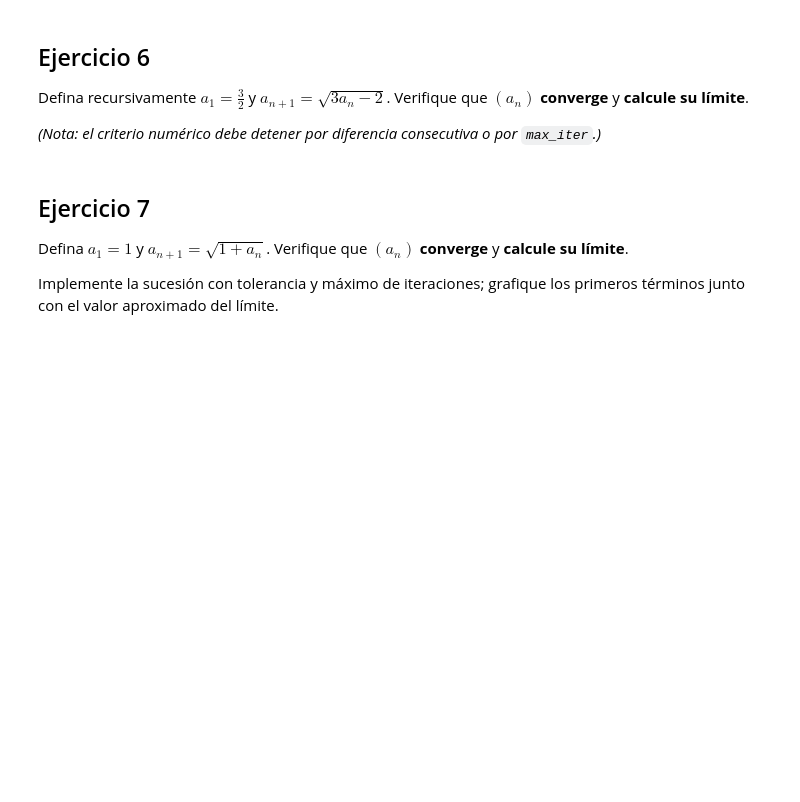
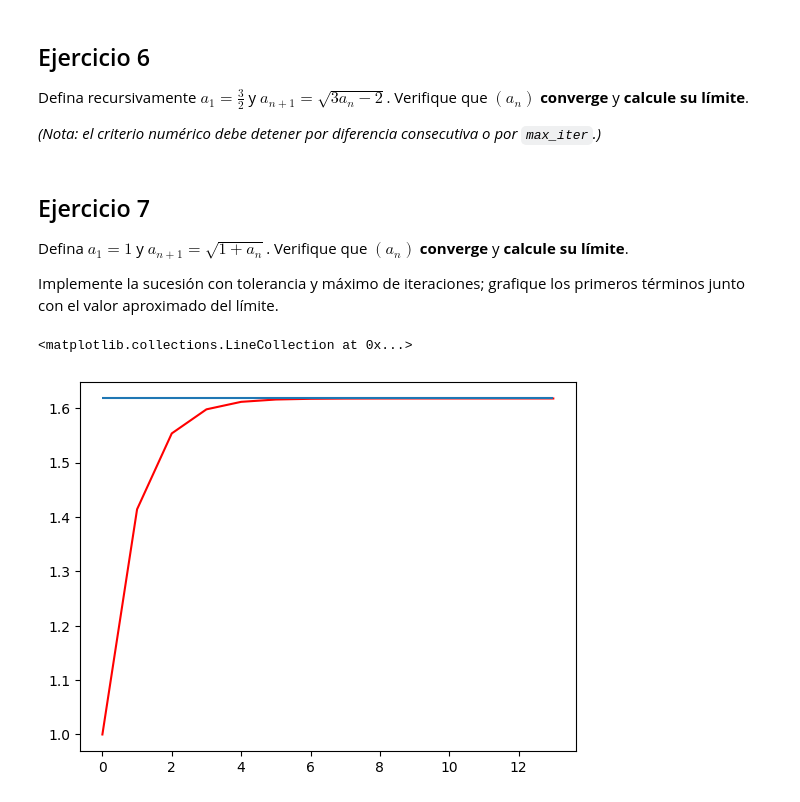
Before and after one commit to Analisis-y-Diseno-de-Algoritmos/Curso, a Jupyter notebook: Semana7_Iterativo-Recursivo/Clase13_Iter-Recur.ipynb, the cells around one changed output. Drawn from its saved outputs; the diff is of its cells as text; code cells hidden in the pictures; blank space fills up the shorter version.

```diff
--- a/Semana7_Iterativo-Recursivo/Clase13_Iter-Recur.ipynb
+++ b/Semana7_Iterativo-Recursivo/Clase13_Iter-Recur.ipynb
@@ -167,3 +197,22 @@ Defina recursivamente $a_1=\tfrac{3}{2}$ y $a_{n+1}=\sqrt{3a_n-2}$. Verifique qu
 Defina $a_1=1$ y $a_{n+1}=\sqrt{1+a_n}$. Verifique que $(a_n)$ **converge** y **calcule su límite**.
 
 Implemente la sucesión con tolerancia y máximo de iteraciones; grafique los primeros términos junto con el valor aproximado del límite.
+# %%
+import numpy as np
+def suc_7(tol,num_max):
+    a1=1
+    lista = [a1]
+    for i in range(num_max):
+        an = np.sqrt(1+lista[-1])
+        lista.append(an)
+        if abs(lista[-1]-lista[-2])<tol:
+            return lista[-1], i , lista
+    return lista[-1] , "no converge"
+# %%
+l = suc_7(0.000001,1000)[0]
+
+plt.plot(suc_7(0.000001,1000)[2], color = "red")
+plt.hlines(l,0,13)
+# %% [output]
+<matplotlib.collections.LineCollection at 0x...>
+[figure, added]
```
Also changed, not shown: parts of 10 cells of this notebook.
